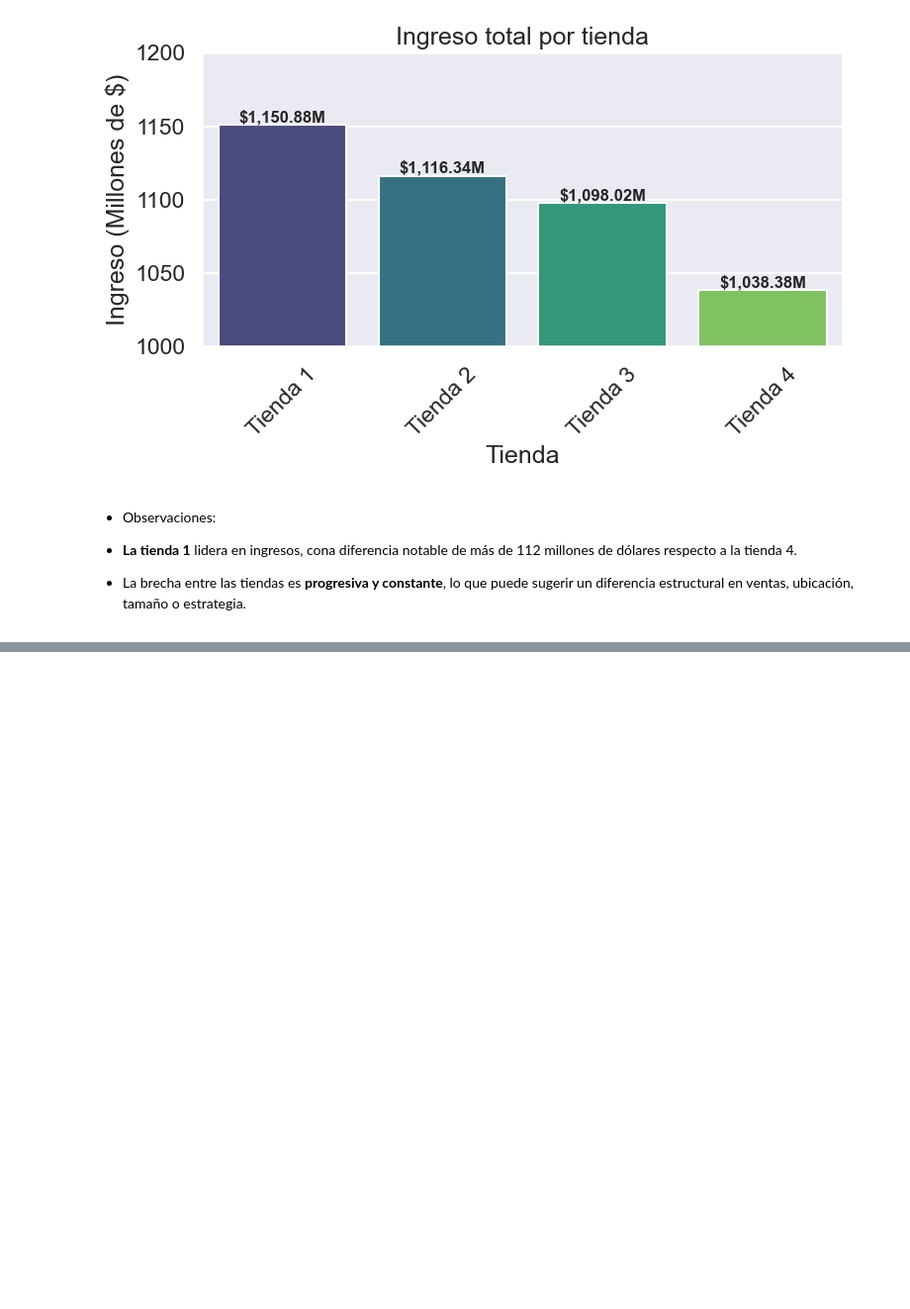
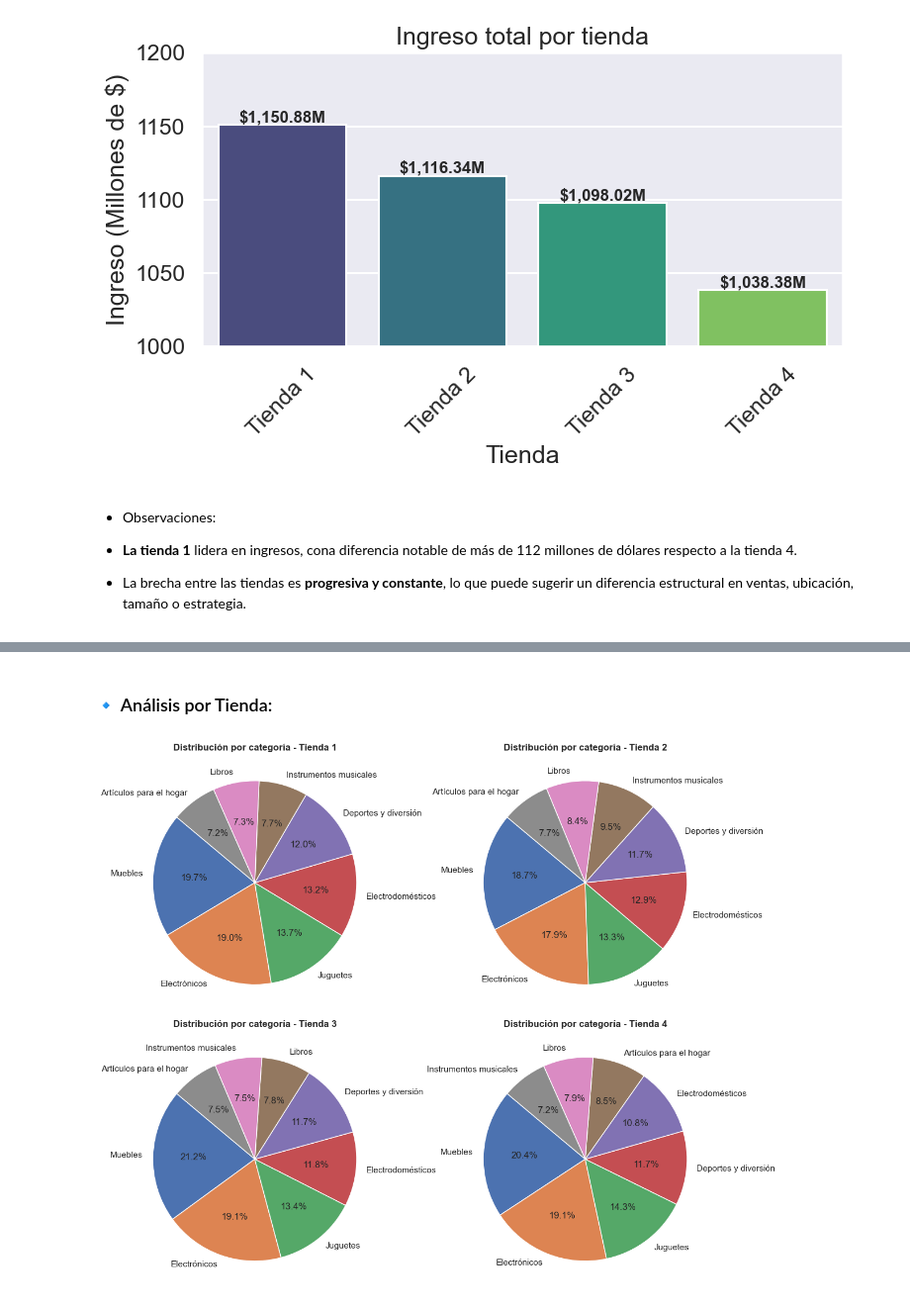
Before and after one commit to WLozanoH/Challenge1-Data-Science-AL, a Jupyter notebook: AluraStoreLatam.ipynb, the cells around one changed output, grey strips where cells are left out. Shown: that part at 99% size. Saved outputs shown, nothing was run; the diff lists cells and outputs as text; code cells hidden in the pictures; blank space fills up the shorter version.

```diff
--- a/AluraStoreLatam.ipynb
+++ b/AluraStoreLatam.ipynb
@@ -400,0 +418,16 @@ plt.show()
+# %% [markdown]
+### 🔹 Análisis por Tienda:
+# %%
+fig, axes = plt.subplots(2, 2, figsize=(12, 10))  # 2 filas, 2 columnas
+axes = axes.flatten()  # Para iterar fácilmente
+
+for i, tienda in enumerate(df_ventas_categoria["Tienda"].unique()):
+    data = df_ventas_categoria[df_ventas_categoria["Tienda"] == tienda]
+    axes[i].pie(data["Cantidad Vendida"], labels=data["Categoría del Producto"],
+                autopct='%1.1f%%', startangle=140)
+    axes[i].set_title(f'Distribución por categoría - {tienda}', fontweight='bold')
+
+plt.tight_layout()
+plt.show()
+# %% [output]
+[figure, added]
```
Also changed, not shown: parts of 5 cells of this notebook.
